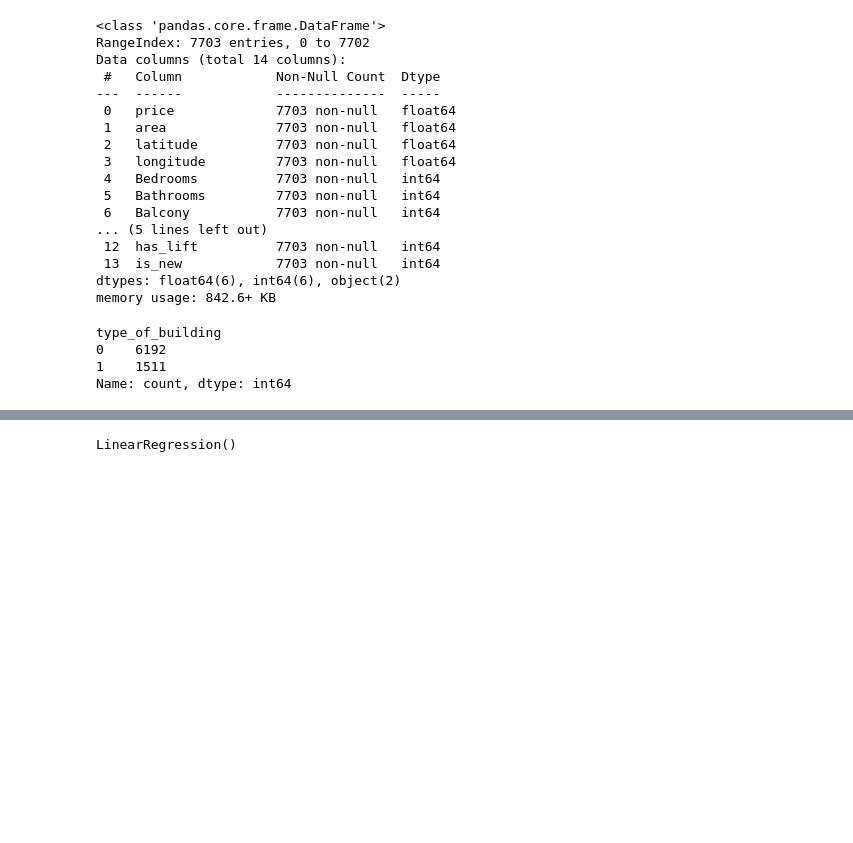
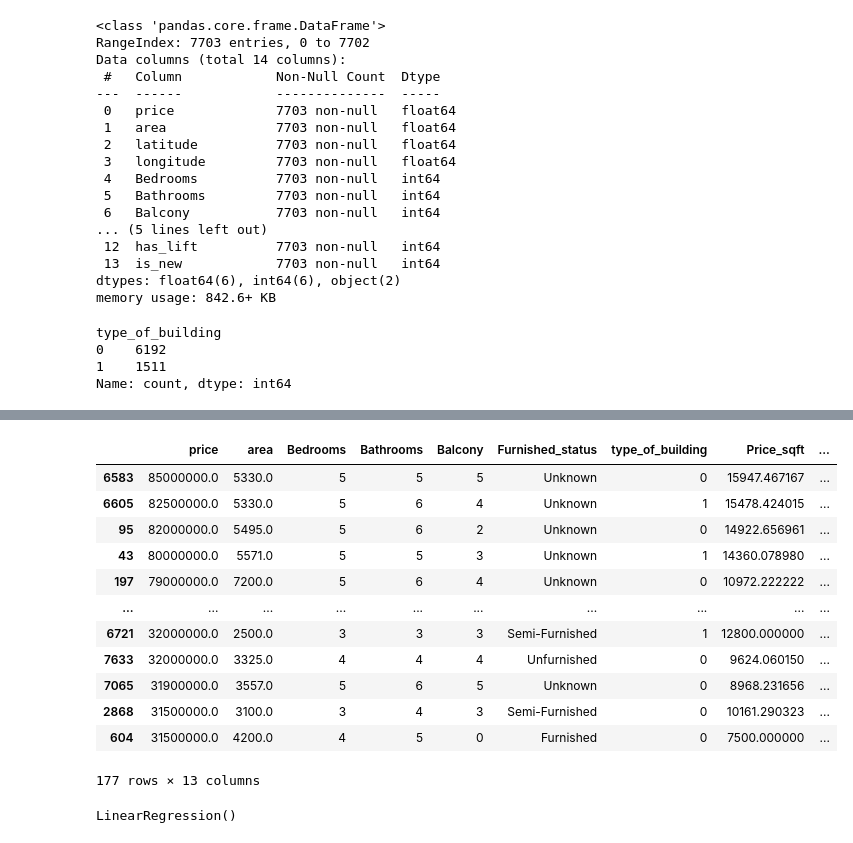
Before and after one commit to Aabhas2/regression-playground, a Jupyter notebook: notebooks/Model_training.ipynb, the cells around one changed output, grey strips where cells are left out. Drawn from its saved outputs; the diff is of its cells as text; code cells hidden in the pictures; blank space fills up the shorter version.

```diff
--- a/notebooks/Model_training.ipynb
+++ b/notebooks/Model_training.ipynb
@@ -136,0 +157,16 @@ Name: count, dtype: int64
+# %%
+df_copy[df_copy['log_price'] > 17.25].sort_values(by='price',ascending=False)
+# %% [output]
+|  | price | area | Bedrooms | Bathrooms | Balcony | Furnished_status | type_of_building | Price_sqft | ... |
+| 6583 | 85000000.0 | 5330.0 | 5 | 5 | 5 | Unknown | 0 | 15947.467167 | ... |
+| 6605 | 82500000.0 | 5330.0 | 5 | 6 | 4 | Unknown | 1 | 15478.424015 | ... |
+| 95 | 82000000.0 | 5495.0 | 5 | 6 | 2 | Unknown | 0 | 14922.656961 | ... |
+| 43 | 80000000.0 | 5571.0 | 5 | 5 | 3 | Unknown | 1 | 14360.078980 | ... |
+| 197 | 79000000.0 | 7200.0 | 5 | 6 | 4 | Unknown | 0 | 10972.222222 | ... |
+| ... | ... | ... | ... | ... | ... | ... | ... | ... | ... |
+| 6721 | 32000000.0 | 2500.0 | 3 | 3 | 3 | Semi-Furnished | 1 | 12800.000000 | ... |
+| 7633 | 32000000.0 | 3325.0 | 4 | 4 | 4 | Unfurnished | 0 | 9624.060150 | ... |
+| 7065 | 31900000.0 | 3557.0 | 5 | 6 | 5 | Unknown | 0 | 8968.231656 | ... |
+| 2868 | 31500000.0 | 3100.0 | 3 | 4 | 3 | Semi-Furnished | 0 | 10161.290323 | ... |
+| 604 | 31500000.0 | 4200.0 | 4 | 5 | 0 | Furnished | 0 | 7500.000000 | ... |
+177 rows × 13 columns
```
Also changed, not shown: parts of 8 cells of this notebook, 2 other files.
